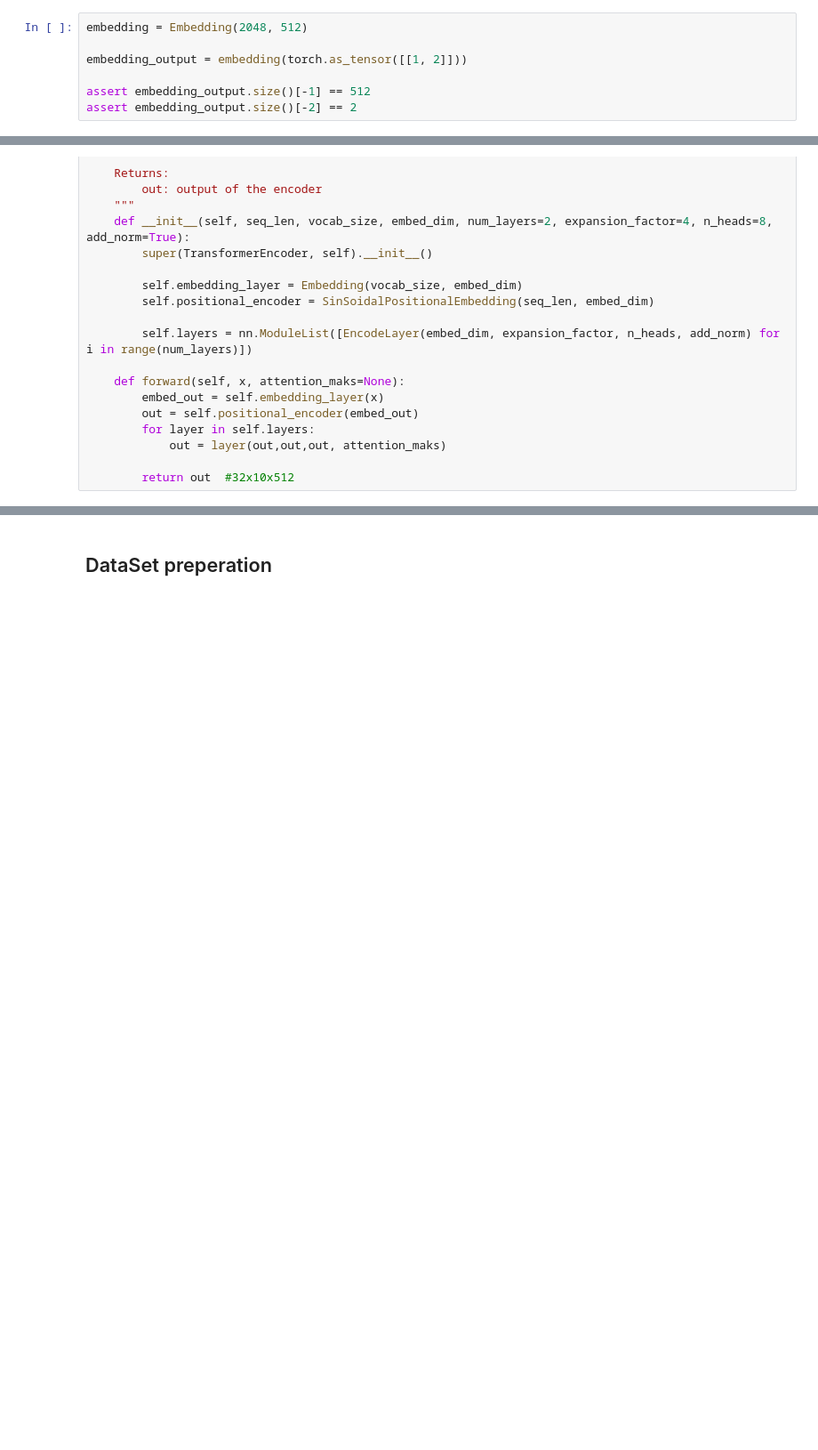
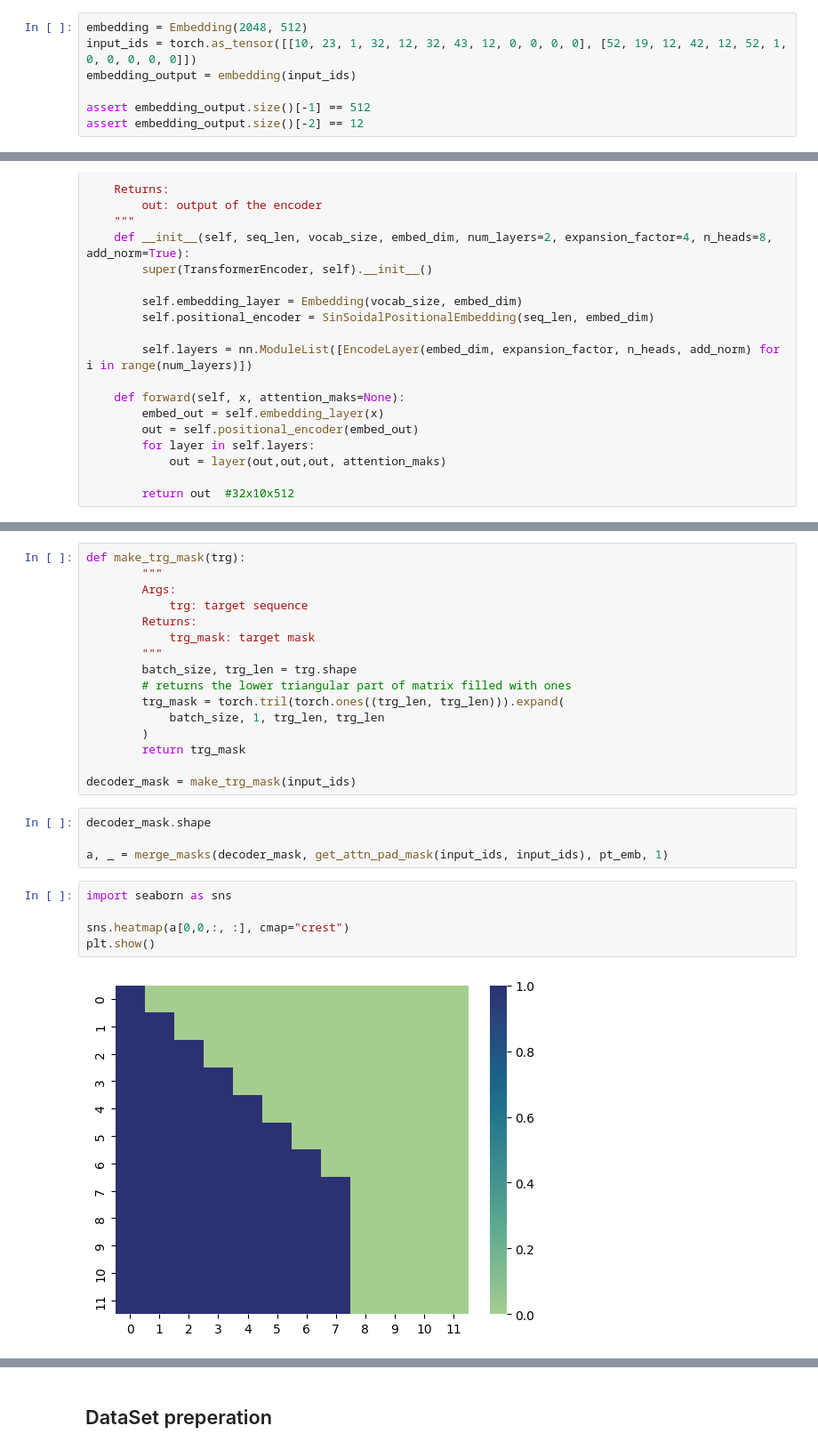
Before and after one commit to jagan-mathematics/AI-case-studies, a Jupyter notebook: normalizers/notebook/transformer_architechture_pytorch.ipynb, the cells around one changed output, grey strips where cells are left out. Shown: that part at 89% size. Cells and saved outputs as stored; diff of their text form; blank space fills up the shorter version.

Commit message:
added expand and merge attention mask function

```diff
--- a/normalizers/notebook/transformer_architechture_pytorch.ipynb
+++ b/normalizers/notebook/transformer_architechture_pytorch.ipynb
@@ -98,11 +98,11 @@ class Embedding(nn.Module):
         return out
 # %%
 embedding = Embedding(2048, 512)
-
-embedding_output = embedding(torch.as_tensor([[1, 2]]))
+input_ids = torch.as_tensor([[10, 23, 1, 32, 12, 32, 43, 12, 0, 0, 0, 0], [52, 19, 12, 42, 12, 52, 1, 0, 0, 0, 0, 0]])
+embedding_output = embedding(input_ids)
 
 assert embedding_output.size()[-1] == 512
-assert embedding_output.size()[-2] == 2
+assert embedding_output.size()[-2] == 12
 # %%
 class SinSoidalPositionalEmbedding(nn.Module):
     def __init__(self,max_seq_len,embed_model_dim):
@@ -504,0 +538,27 @@ class TransformerDecoder(nn.Module):
+# %%
+def make_trg_mask(trg):
+        """
+        Args:
+            trg: target sequence
+        Returns:
+            trg_mask: target mask
+        """
+        batch_size, trg_len = trg.shape
+        # returns the lower triangular part of matrix filled with ones
+        trg_mask = torch.tril(torch.ones((trg_len, trg_len))).expand(
+            batch_size, 1, trg_len, trg_len
+        )
+        return trg_mask
+
+decoder_mask = make_trg_mask(input_ids)
+# %%
+decoder_mask.shape
+
+a, _ = merge_masks(decoder_mask, get_attn_pad_mask(input_ids, input_ids), pt_emb, 1)
+# %%
+import seaborn as sns
+
+sns.heatmap(a[0,0,:, :], cmap="crest")
+plt.show()
+# %% [output]
+[figure, added]
```
Also changed, not shown: parts of 49 cells of this notebook.
